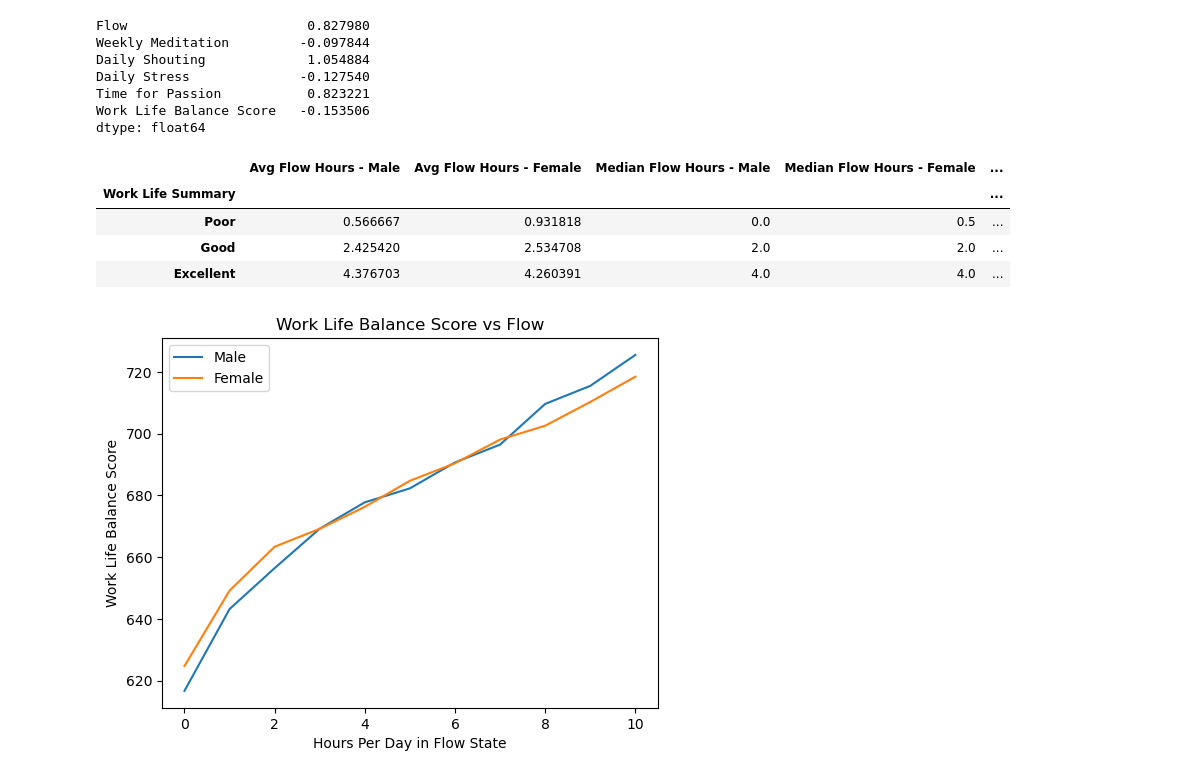
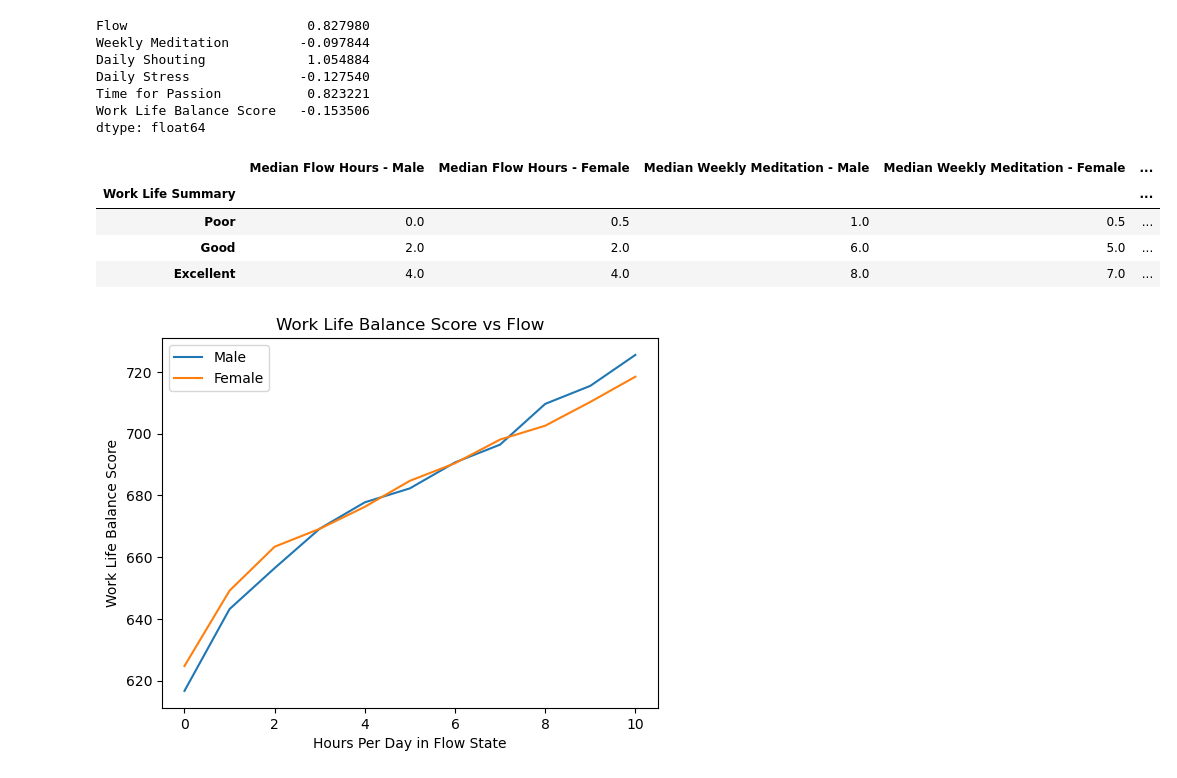
Before and after one commit to jenna-mk/Project_1, a Jupyter notebook: healthy_mind_analysis.ipynb, the cells around one changed output. Drawn from its saved outputs; the diff is of its cells as text; code cells hidden in the pictures.

Commit message:
Created individ summaries for mean vs median

```diff
--- a/healthy_mind_analysis.ipynb
+++ b/healthy_mind_analysis.ipynb
@@ -227,17 +227,31 @@ healthy_mind_summary = pd.concat([male_flow_mean,female_flow_mean,male_flow_med,
                                  male_passion_med,female_passion_med], axis = 1)
 healthy_mind_summary.columns = ['Avg Flow Hours - Male','Avg Flow Hours - Female','Median Flow Hours - Male','Median Flow Hours - Female',
                                 'Avg Weekly Meditation - Male','Avg Weekly Meditation - Female','Median Weekly Meditation - Male',
-                                'Median Weekly Meditation - Female','Avg Daily Shouting - Male','Avg Daily Shouting - Female',
-                                'Median Daily Shouting - Male','Median Daily Shouting - Female','Avg Daily Stress - Male','Avg Daily Stress - Female',
+                                'Median Weekly Meditation - Female','Avg Weekly Shouting - Male','Avg Weekly Shouting - Female',
+                                'Median Weekly Shouting - Male','Median Weekly Shouting - Female','Avg Daily Stress - Male','Avg Daily Stress - Female',
                                 'Median Daily Stress - Male','Median Daily Stress - Female','Avg Daily Time for Passion - Male','Avg Daily Time for Passion - Female',
                                 'Median Daily Time for Passion - Male','Median Daily Time for Passion - Female']
-healthy_mind_summary
+healthy_mind_summary.to_csv('data/healthy_mind_summary.csv')
-# %% [output]
-|  | Avg Flow Hours - Male | Avg Flow Hours - Female | Median Flow Hours - Male | Median Flow Hours - Female | ... |
-| Work Life Summary |  |  |  |  | ... |
-| Poor | 0.566667 | 0.931818 | 0.0 | 0.5 | ... |
-| Good | 2.425420 | 2.534708 | 2.0 | 2.0 | ... |
-| Excellent | 4.376703 | 4.260391 | 4.0 | 4.0 | ... |
+# %%
+# Create summary table for mean and median
+avg_healthy_mind_summary = pd.concat([male_flow_mean,female_flow_mean,male_meditation_mean,female_meditation_mean,
+                                      male_shouting_mean,female_shouting_mean,male_stress_mean,female_stress_mean,
+                                      male_passion_mean,female_passion_mean], axis=1)
+avg_healthy_mind_summary.columns = ['Avg Flow Hours - Male','Avg Flow Hours - Female','Avg Weekly Meditation - Male','Avg Weekly Meditation - Female',
+                                    'Avg Weekly Shouting - Male','Avg Weekly Shouting - Female','Avg Daily Stress - Male','Avg Daily Stress - Female',
+                                    'Avg Daily Time for Passion - Male','Avg Daily Time for Passion - Female',]
+med_healthy_mind_summary = pd.concat([male_flow_med,female_flow_med,male_meditation_med,female_meditation_med,male_shouting_med,female_shouting_med,
+                                      male_stress_med,female_stress_med,male_passion_med,female_passion_med], axis=1)
+med_healthy_mind_summary.columns = ['Median Flow Hours - Male','Median Flow Hours - Female','Median Weekly Meditation - Male','Median Weekly Meditation - Female',
+                                    'Median Weekly Shouting - Male','Median Weekly Shouting - Female','Median Daily Stress - Male','Median Daily Stress - Female',
+                                    'Median Daily Time for Passion - Male','Median Daily Time for Passion - Female']
+med_healthy_mind_summary
+# %% [output]
+|  | Median Flow Hours - Male | Median Flow Hours - Female | Median Weekly Meditation - Male | Median Weekly Meditation - Female | ... |
+| Work Life Summary |  |  |  |  | ... |
+| Poor | 0.0 | 0.5 | 1.0 | 0.5 | ... |
+| Good | 2.0 | 2.0 | 6.0 | 5.0 | ... |
+| Excellent | 4.0 | 4.0 | 8.0 | 7.0 | ... |
 # %%
 # Group by flow and take the average work life balance score of each group
 male_flow = male_mental_health.groupby('Flow')['Work Life Balance Score'].mean()
```
Also changed, not shown: 1 other file.
